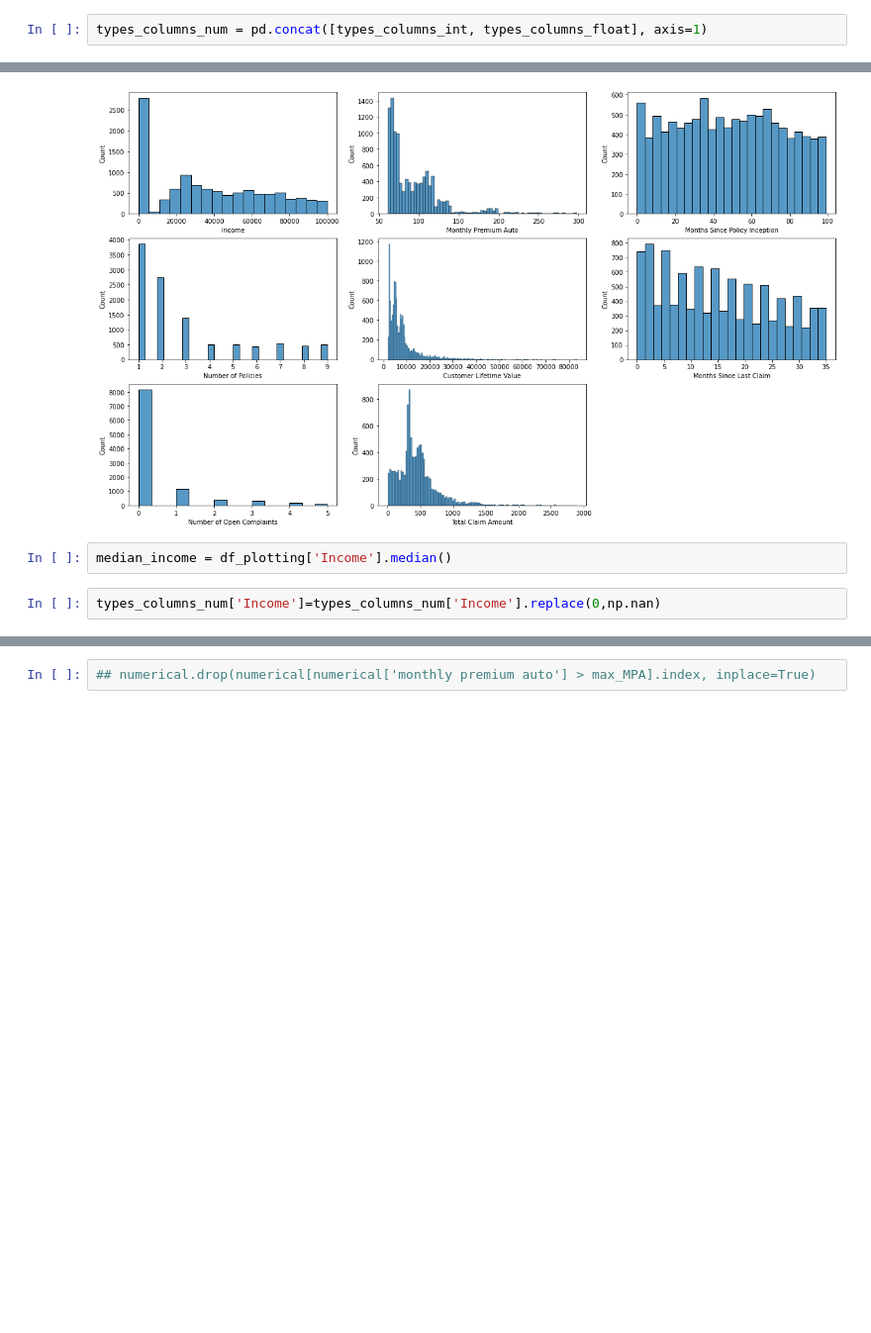
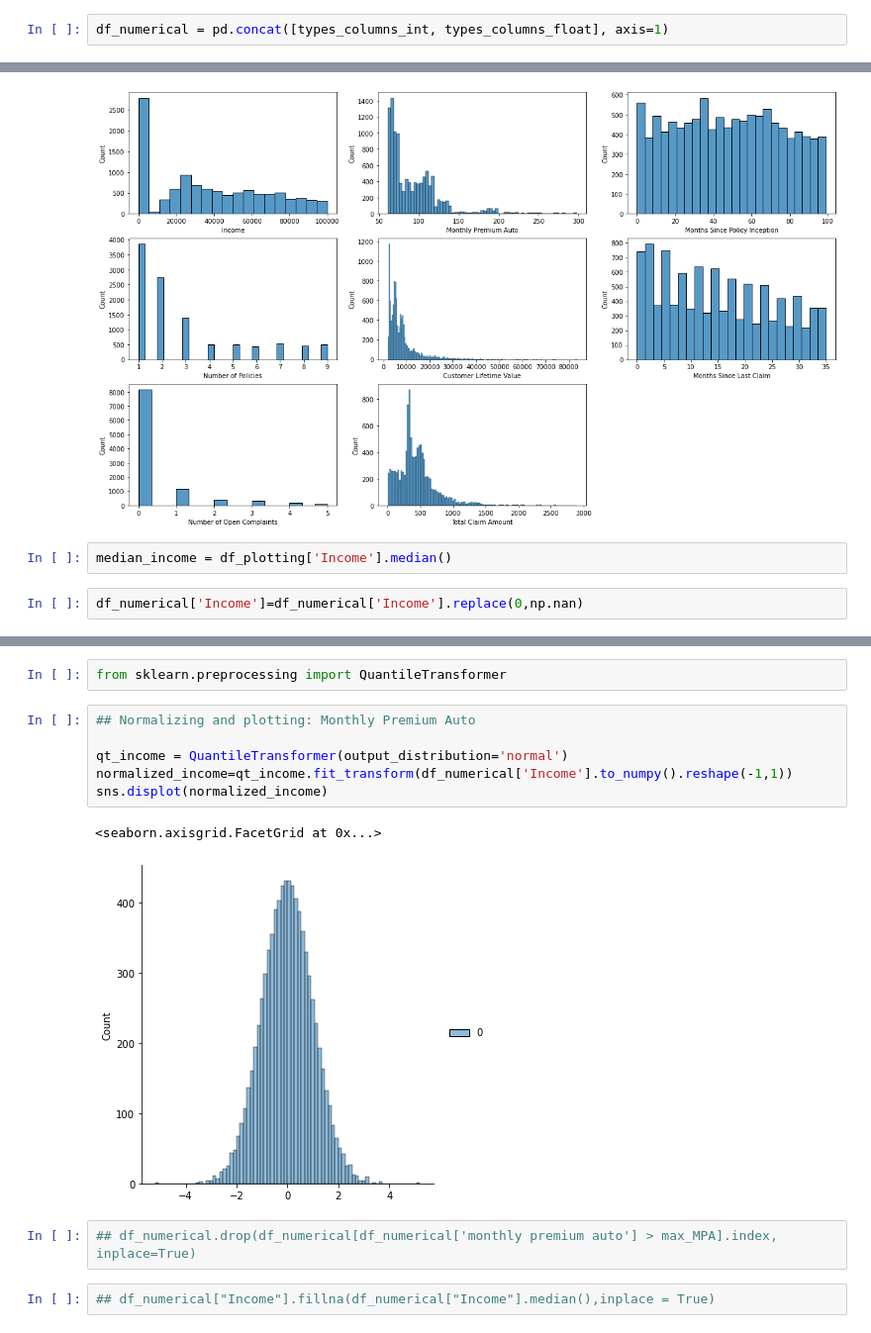
Before and after one commit to OdeliaAhdout/car_insurance_case_study_OA, a Jupyter notebook: ca_lab1_plotting.ipynb, the cells around one changed output, grey strips where cells are left out. Shown at 99% size. Drawn from its saved outputs; the diff is of its cells as text; blank space fills up the shorter version.

```diff
--- a/ca_lab1_plotting.ipynb
+++ b/ca_lab1_plotting.ipynb
@@ -148,5 +148,5 @@ types_columns_float
 | 10909 | 6857.519928 | 31.0 | 0.0 | 1021.719397 |
 10910 rows × 4 columns
 # %%
-types_columns_num = pd.concat([types_columns_int, types_columns_float], axis=1)
+df_numerical = pd.concat([types_columns_int, types_columns_float], axis=1)
 # %%
@@ -547,5 +457,5 @@ for i, column in enumerate(types_columns_num,1):
 # %%
 median_income = df_plotting['Income'].median()
 # %%
-types_columns_num['Income']=types_columns_num['Income'].replace(0,np.nan)
+df_numerical['Income']=df_numerical['Income'].replace(0,np.nan)
 # %%
@@ -589,3 +466,16 @@ Name: Customer Lifetime Value, Length: 9926, dtype: float64
+# %%
+from sklearn.preprocessing import QuantileTransformer
+# %%
+## Normalizing and plotting: Monthly Premium Auto
+
+qt_income = QuantileTransformer(output_distribution='normal')
+normalized_income=qt_income.fit_transform(df_numerical['Income'].to_numpy().reshape(-1,1))
+sns.displot(normalized_income)
+# %% [output]
+<seaborn.axisgrid.FacetGrid at 0x...>
+[figure, added]
 # %%
-## numerical.drop(numerical[numerical['monthly premium auto'] > max_MPA].index, inplace=True)
+## df_numerical.drop(df_numerical[df_numerical['monthly premium auto'] > max_MPA].index, inplace=True)
+# %%
+## df_numerical["Income"].fillna(df_numerical["Income"].median(),inplace = True)
 # %%
```
Also changed, not shown: parts of 60 cells of this notebook.
